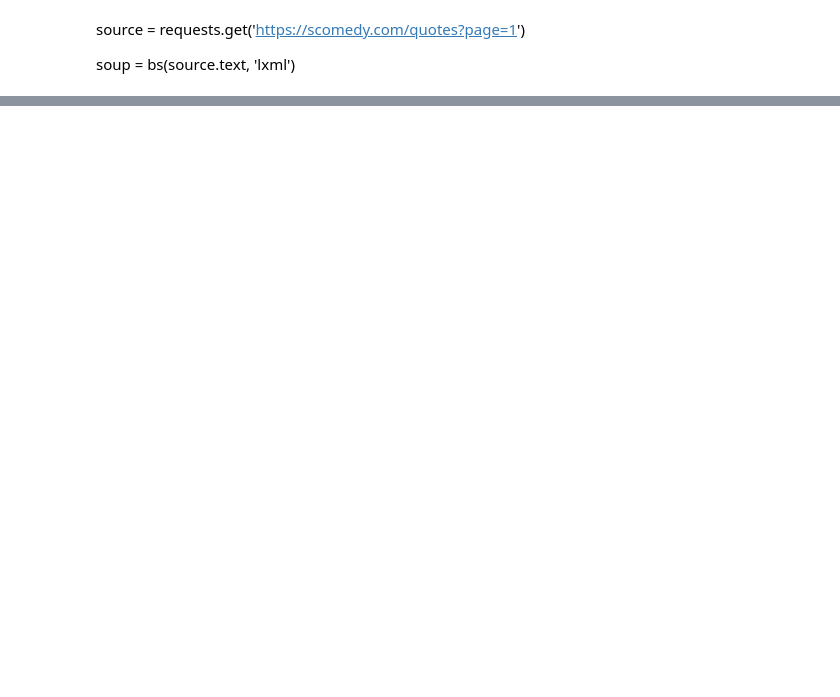
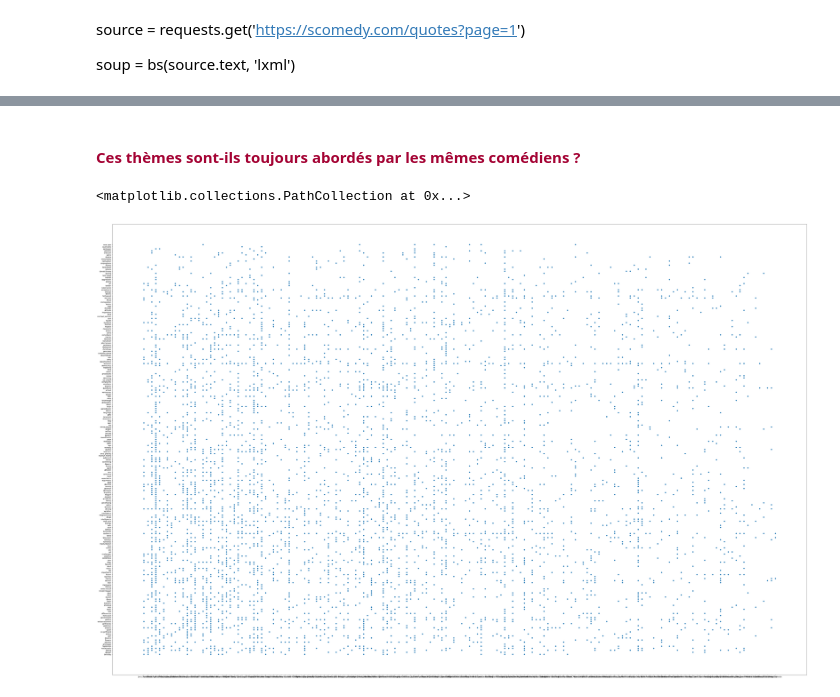
Before and after one commit to MattSioll/DataAnalyst, a Jupyter notebook: Projet 8/P8_Levallois_Matthieu.ipynb, the cells around one changed output, grey strips where cells are left out. Saved outputs shown, nothing was run; the diff lists cells and outputs as text; code cells hidden in the pictures; blank space fills up the shorter version.

```diff
--- a/Projet 8/P8_Levallois_Matthieu.ipynb
+++ b/Projet 8/P8_Levallois_Matthieu.ipynb
@@ -64,0 +237,13 @@ quote_df
+# %% [markdown]
+#### <span style="color: #a40334"> Ces thèmes sont-ils toujours abordés par les mêmes comédiens ? </span>
+# %%
+# Nuage de points, en abscisse : nom des comédiens / en ordonnée : nom des thèmes
+quote_df_theme_auteur = quote_df.explode('theme')\
+                                .dropna()
+
+plt.figure(figsize=(72,48))
+#sns.jointplot('auteur','theme',data=quote_df_theme_auteur)
+plt.scatter(quote_df_theme_auteur.auteur, quote_df_theme_auteur.theme)
+# %% [output]
+<matplotlib.collections.PathCollection at 0x...>
+[figure, added]
```
Also changed, not shown: parts of 40 cells of this notebook, 1 other file.
